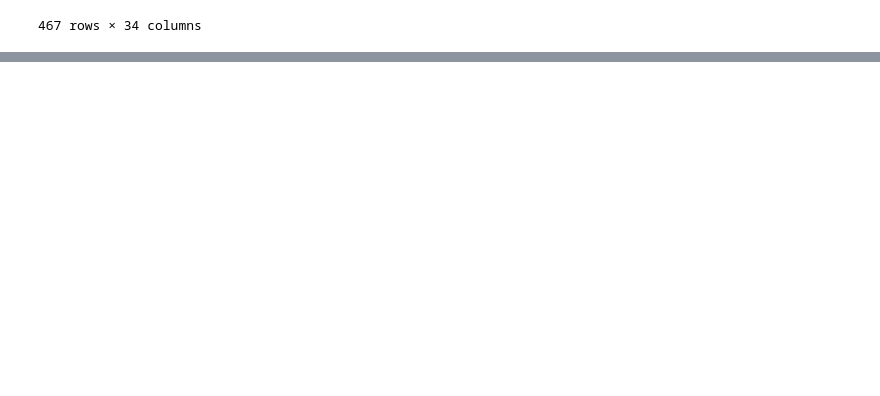
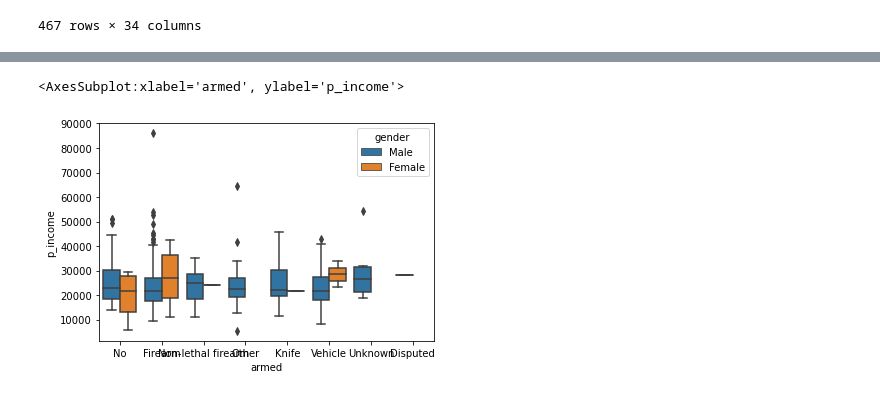
Before and after one commit to data301-2021-summer2/group30-project, a Jupyter notebook: analysis/Seravin/milestone1.ipynb, the cells around one changed output, grey strips where cells are left out. Cells and saved outputs as stored; diff of their text form; code cells hidden in the pictures; blank space fills up the shorter version.

Commit message:
did some data cleaning and processing

```diff
--- a/analysis/Seravin/milestone1.ipynb
+++ b/analysis/Seravin/milestone1.ipynb
@@ -16,3 +20,8 @@ pd.read_csv("C:/Users/serav/Documents/UBC/SUMMER 2021/TERM 2/DATA 301/project-gr
 | 465 | Yuvette Henderson | 38 | Female | Black | February | 3 | 2015 | 3800 Hollis St | Oakland | CA | ... |
 | 466 | Zaki Shinwary | 48 | Male | Unknown | January | 16 | 2015 | Lake Arrowhead Ave and Great Salt... | Fremont | CA | ... |
 467 rows × 34 columns
+# %%
+#remove 14 columns
+
+df = df.drop(['name', 'day', 'year', 'streetaddress', 'city', 'latitude', 'longitude', 'state_fp', 'county_fp', 'tract_ce', 'geo_id', 'county_id', 'namelsad', 'lawenforcementagency'], axis =1)
+df
@@ -18,0 +42,5 @@ pd.read_csv("C:/Users/serav/Documents/UBC/SUMMER 2021/TERM 2/DATA 301/project-gr
+# %%
+#remove rows with missing values
+
+df = df.dropna().reset_index(drop=True)
+df
@@ -18,0 +61,6 @@ pd.read_csv("C:/Users/serav/Documents/UBC/SUMMER 2021/TERM 2/DATA 301/project-gr
+# %%
+#remove rows that have 'age'='Unkown'
+
+indexNames = df[df['age'] == 'Unknown' ].index
+df= df.drop(index=indexNames)
+df
@@ -18,0 +81,10 @@ pd.read_csv("C:/Users/serav/Documents/UBC/SUMMER 2021/TERM 2/DATA 301/project-gr
+# %%
+#change data type of 'age' and 'p_income' into integer
+
+df["age"] = df['age'].astype('int')
+df["p_income"] = df['p_income'].astype('int')
+
+#round data in 'urate' to 2 decimal places
+df['urate']=df['urate'].round(decimals = 2)
+
+df
@@ -18,0 +152,5 @@ pd.read_csv("C:/Users/serav/Documents/UBC/SUMMER 2021/TERM 2/DATA 301/project-gr
+# %%
+sns.boxplot(x='armed', y='p_income', data=df, hue='gender')
+# %% [output]
+<AxesSubplot:xlabel='armed', ylabel='p_income'>
+[figure, added]
```
Also changed, not shown: parts of 17 cells of this notebook.
